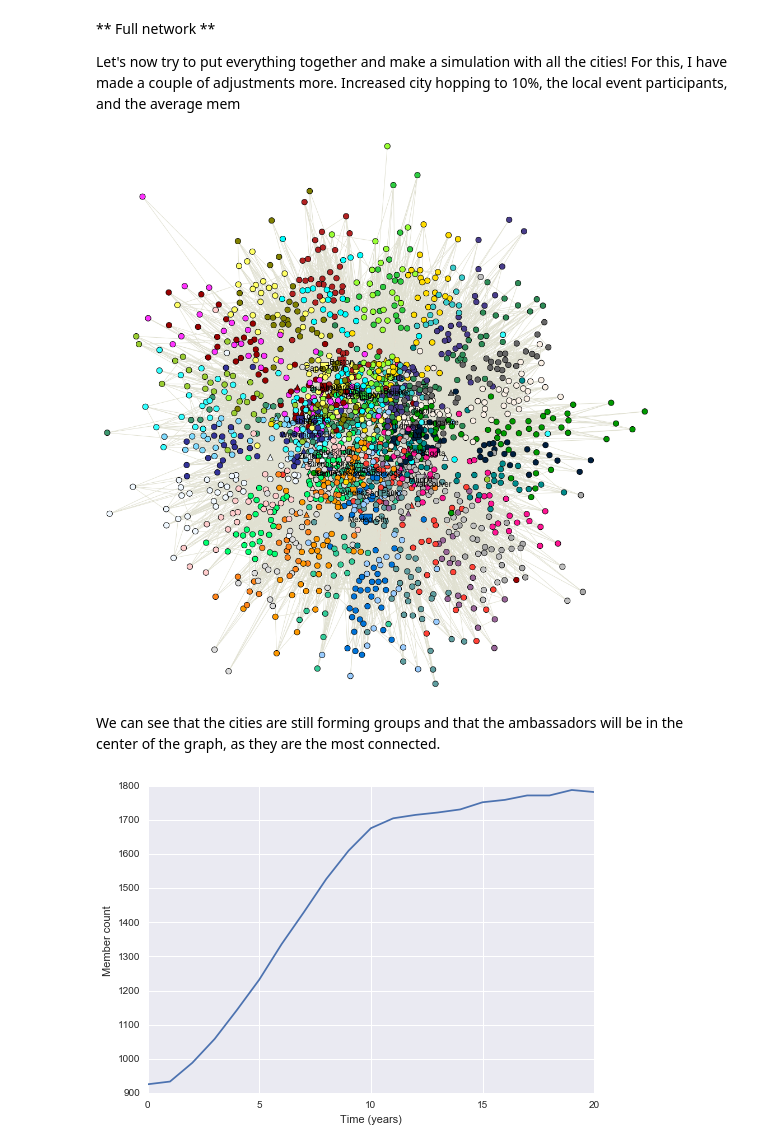
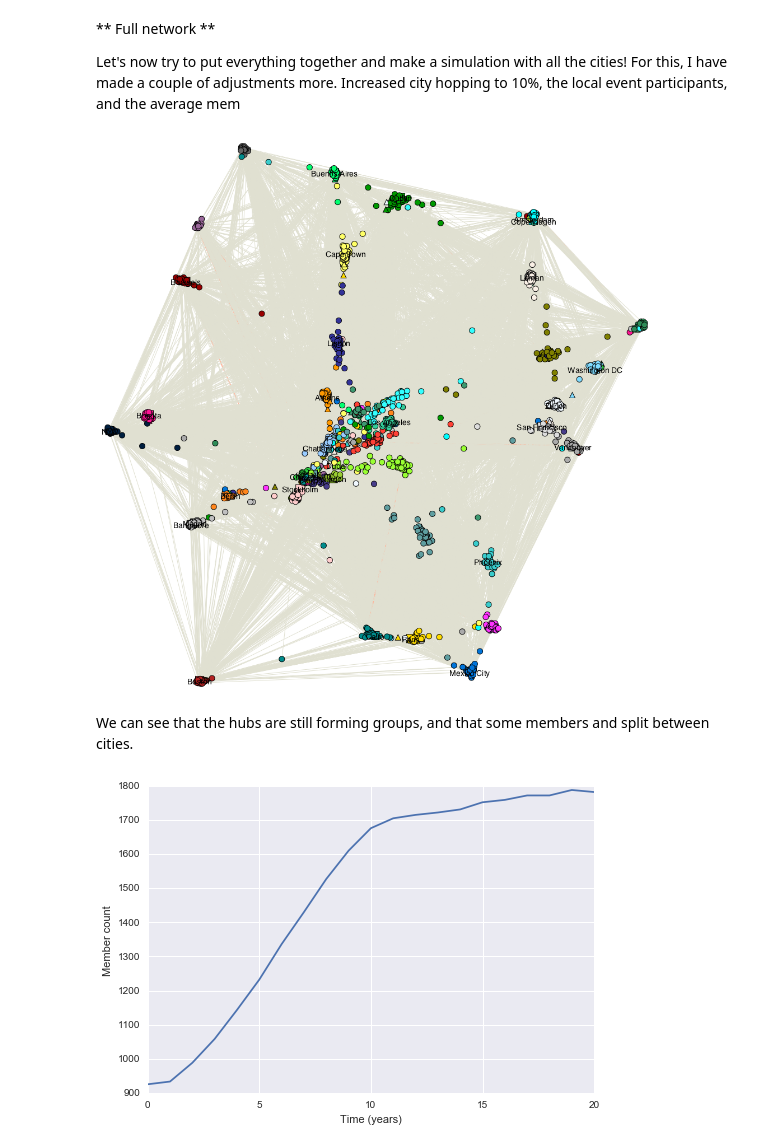
Before and after one commit to keldLundgaard/ThousandNetwork_simulation, a Jupyter notebook: Thousand Network simulation.ipynb, the cells around one changed output. Saved outputs shown, nothing was run; the diff lists cells and outputs as text; code cells hidden in the pictures.

Commit message:
updated full graph

```diff
--- a/Thousand Network simulation.ipynb
+++ b/Thousand Network simulation.ipynb
@@ -412,16 +412,15 @@ g_full = g_states[-1]
 # %%
 fig_name = "full_network_graph"
 ssp.plot_graph(
     g_full, folder+'/'+fig_name+'.png',
-    layout=g_full.layout_fruchterman_reingold(),
+#     layout=g_full.layout_fruchterman_reingold(),
     visual_styling={'bbox': (0, 0, 1000, 1000)},
     delete_zero_connections=1)
-
 Image(folder+'/'+fig_name+".png")
 # %% [output]
-[figure, old version]
+[figure, new version]
 # %% [markdown]
-We can see that the cities are still forming groups and that the ambassadors will be in the center of the graph, as they are the most connected.
+We can see that the hubs are still forming groups, and that some members and split between cities.
 # %%
 name = 'full_simulation_members'
 ssp.plot_members_over_time(g_states, filename=folder+'/'+name+'.pdf')
```
